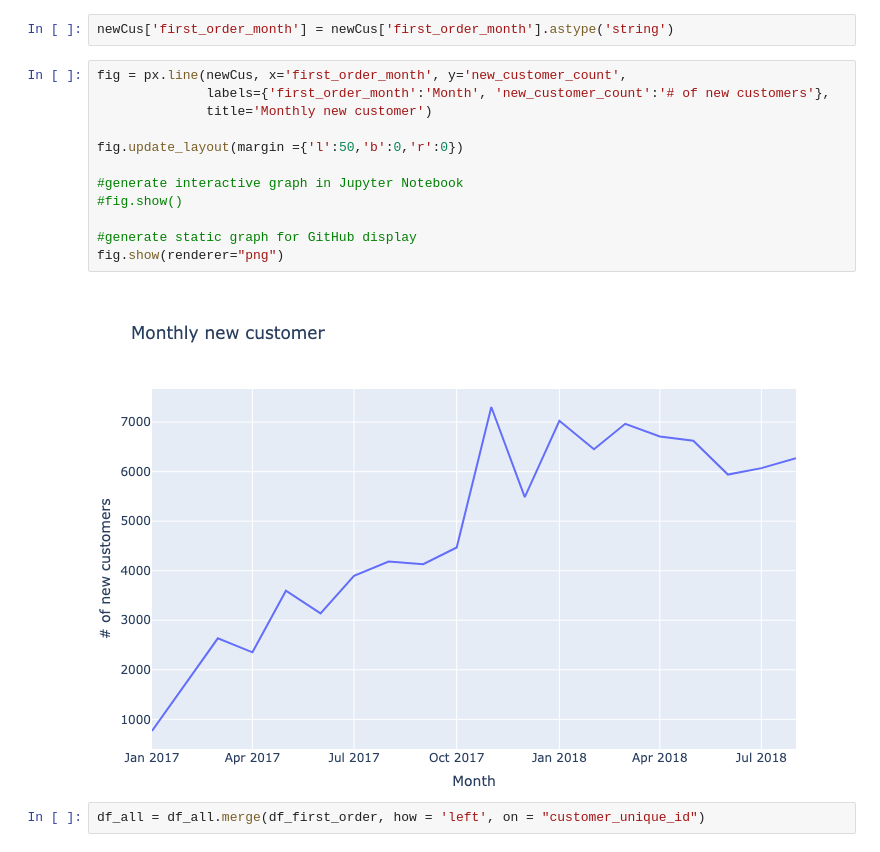
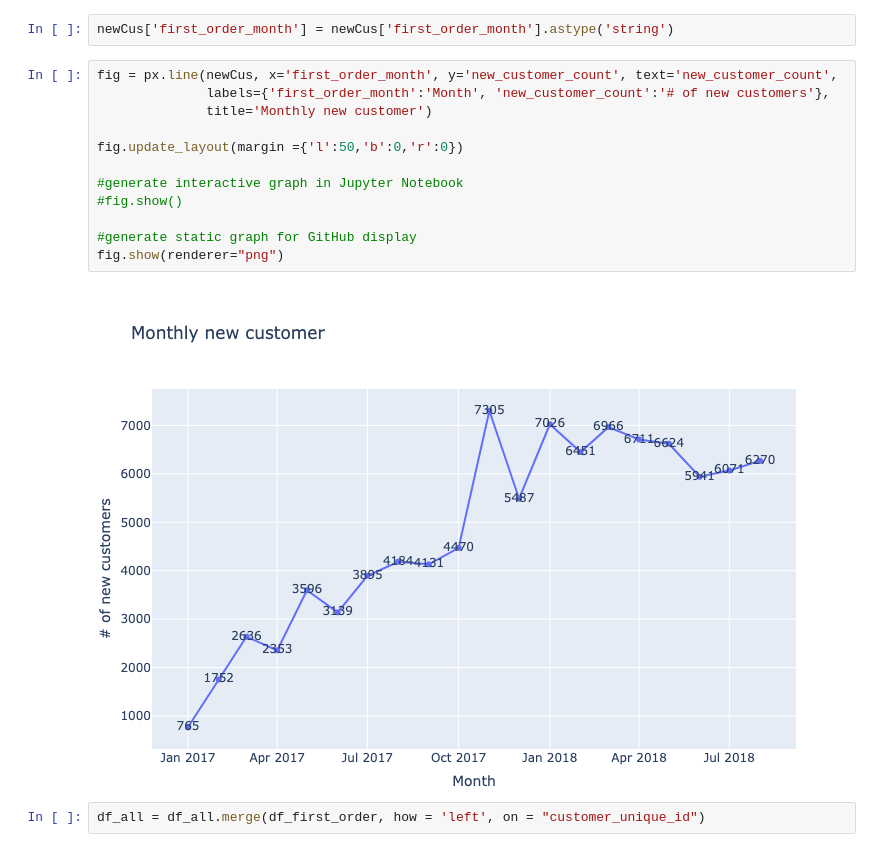
Before and after one commit to dailyLi/olist_digital_marketing, a Jupyter notebook: EDA.ipynb, the cells around one changed output. Cells and saved outputs as stored; diff of their text form.

```diff
--- a/EDA.ipynb
+++ b/EDA.ipynb
@@ -378,19 +379,19 @@ newCus.columns = ['first_order_month','new_customer_count']
 # %%
 newCus['first_order_month'] = newCus['first_order_month'].astype('string')
 # %%
-fig = px.line(newCus, x='first_order_month', y='new_customer_count',
+fig = px.line(newCus, x='first_order_month', y='new_customer_count', text='new_customer_count',
               labels={'first_order_month':'Month', 'new_customer_count':'# of new customers'},
               title='Monthly new customer')
 
 fig.update_layout(margin ={'l':50,'b':0,'r':0})
 
 #generate interactive graph in Jupyter Notebook
 #fig.show()
 
 #generate static graph for GitHub display
 fig.show(renderer="png")
 # %% [output]
-[figure, old version]
+[figure, new version]
 # %%
 df_all = df_all.merge(df_first_order, how = 'left', on = "customer_unique_id")
 # %%
```
Also changed, not shown: parts of 9 cells of this notebook.
